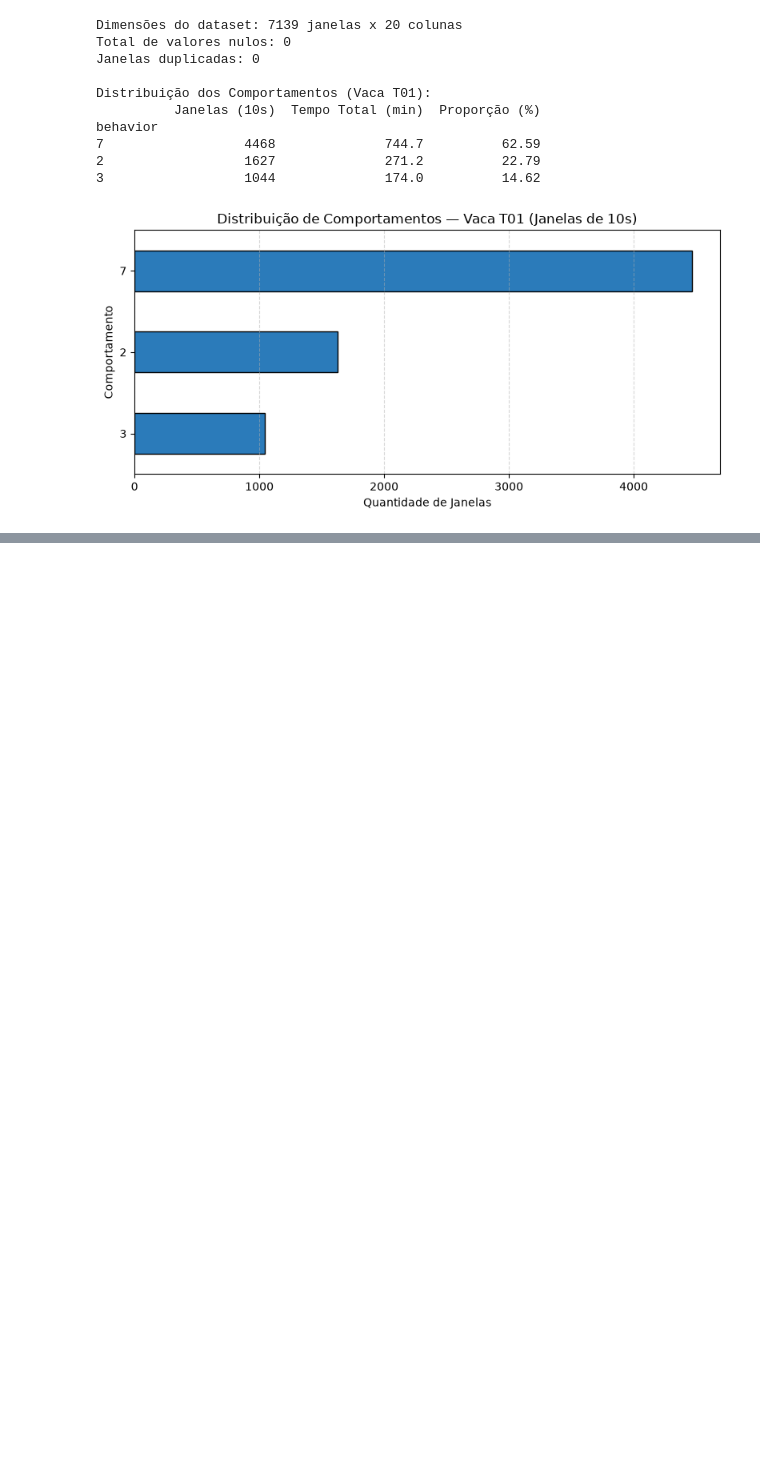
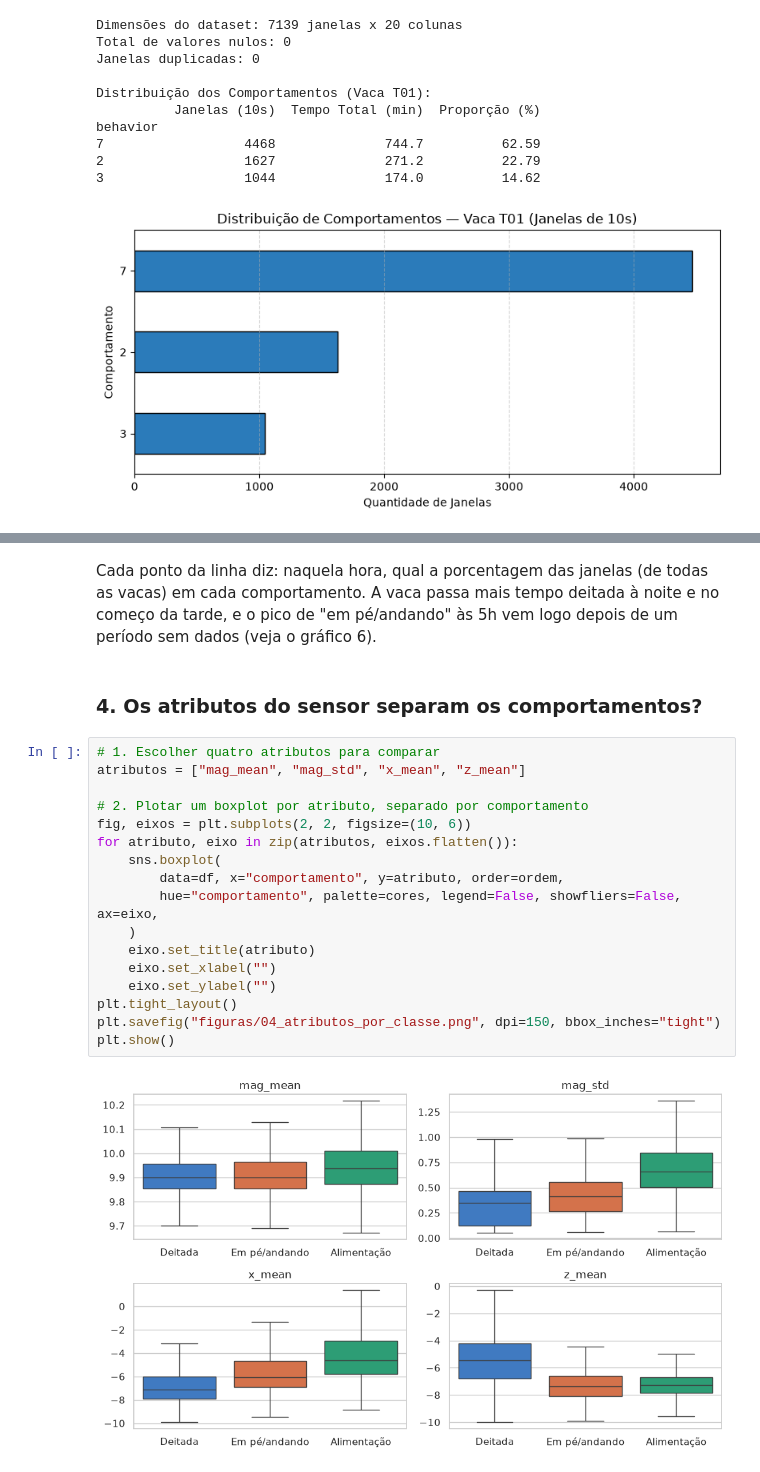
Before and after one commit to maicongiehl/unijui-pcd-cow-behavior-classification, a Jupyter notebook: inspect.ipynb, the cells around one changed output, grey strips where cells are left out. Saved outputs shown, nothing was run; the diff lists cells and outputs as text; blank space fills up the shorter version.

```diff
--- a/inspect.ipynb
+++ b/inspect.ipynb
@@ -49,0 +160,23 @@ behavior
+# %% [markdown]
+Cada ponto da linha diz: naquela hora, qual a porcentagem das janelas (de todas as vacas) em cada comportamento. A vaca passa mais tempo deitada à noite e no começo da tarde, e o pico de "em pé/andando" às 5h vem logo depois de um período sem dados (veja o gráfico 6).
+# %% [markdown]
+### 4. Os atributos do sensor separam os comportamentos?
+# %%
+# 1. Escolher quatro atributos para comparar
+atributos = ["mag_mean", "mag_std", "x_mean", "z_mean"]
+
+# 2. Plotar um boxplot por atributo, separado por comportamento
+fig, eixos = plt.subplots(2, 2, figsize=(10, 6))
+for atributo, eixo in zip(atributos, eixos.flatten()):
+    sns.boxplot(
+        data=df, x="comportamento", y=atributo, order=ordem,
+        hue="comportamento", palette=cores, legend=False, showfliers=False, ax=eixo,
+    )
+    eixo.set_title(atributo)
+    eixo.set_xlabel("")
+    eixo.set_ylabel("")
+plt.tight_layout()
+plt.savefig("figuras/04_atributos_por_classe.png", dpi=150, bbox_inches="tight")
+plt.show()
+# %% [output]
+[figure, added]
```
Also changed, not shown: parts of 18 cells of this notebook, 4 other files.
